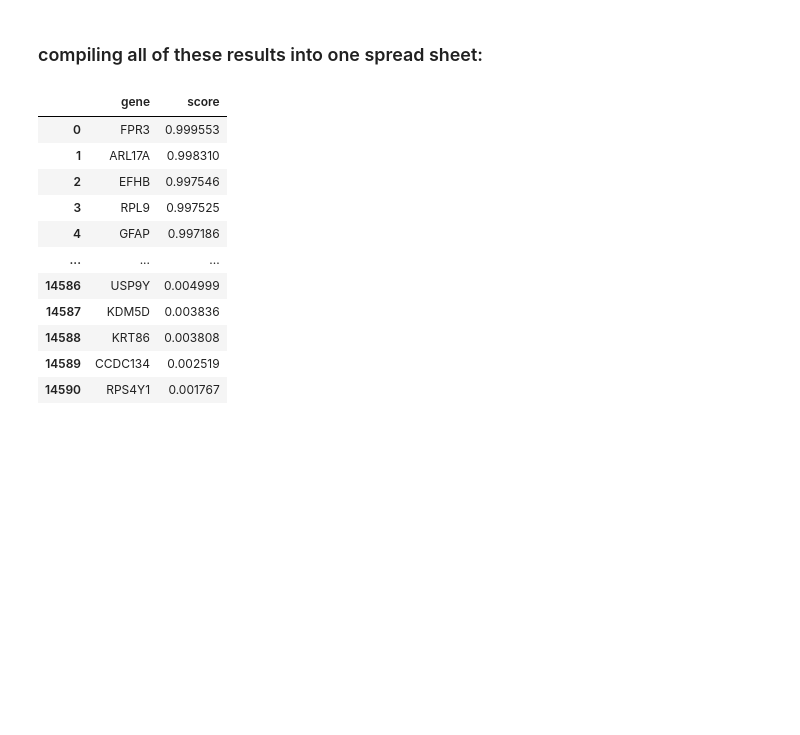
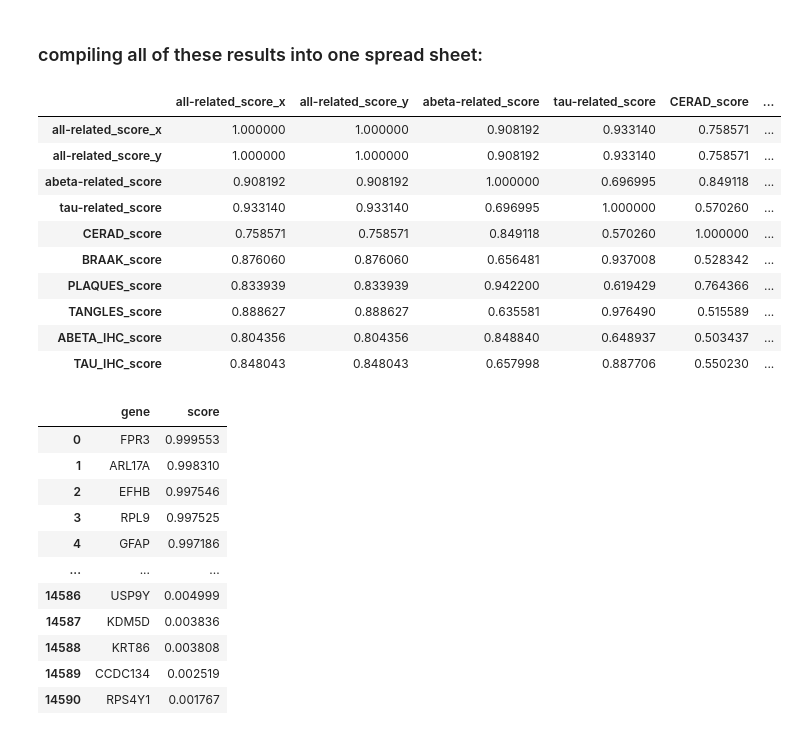
Before and after one commit to suinleelab/MD-AD, a Jupyter notebook: Analyses_Top_Genes/get_top_genes_tables-avgrank-Copy1.ipynb, the cells around one changed output. Cells and saved outputs as stored; diff of their text form; code cells hidden in the pictures; blank space fills up the shorter version.

```diff
--- a/Analyses_Top_Genes/get_top_genes_tables-avgrank-Copy1.ipynb
+++ b/Analyses_Top_Genes/get_top_genes_tables-avgrank-Copy1.ipynb
@@ -152,11 +165,30 @@ for p_group in ["all", "abeta", "tau"]:
 # %%
 current_ranking = pd.read_csv("CONSENSUS_SCORES_191017_%s/all-related.csv"%method, names=["gene", "all-related_score"], skiprows=1)
 # %%
+current_ranking = pd.read_csv("CONSENSUS_SCORES_191017_%s/all-related.csv"%method, names=["gene", "all-related_score"], skiprows=1)
 for group in [x+"-related" for x in ["abeta", "tau"]] + phenotypes:
     new_df = pd.read_csv("CONSENSUS_SCORES_191017_%s/%s.csv"%(method,group), names=["gene", "%s_score"%group], skiprows=1)
     current_ranking = current_ranking.merge(new_df, on="gene", how="left")
 # %%
 current_ranking.to_csv("CONSENSUS_SCORES_191017_%s/ALL_CONSENSUS_SCORES.csv"%method, index=False)
+# %%
+tmp = pd.read_csv("/Users/nbbwang/Downloads/CONSENSUS_SCORES_190909/ALL_CONSENSUS_SCORES.csv")
+# %%
+new = current_ranking.merge(tmp, on="gene")
+# %%
+new.corr()
+# %% [output]
+|  | all-related_score_x | all-related_score_y | abeta-related_score | tau-related_score | CERAD_score | ... |
+| all-related_score_x | 1.000000 | 1.000000 | 0.908192 | 0.933140 | 0.758571 | ... |
+| all-related_score_y | 1.000000 | 1.000000 | 0.908192 | 0.933140 | 0.758571 | ... |
+| abeta-related_score | 0.908192 | 0.908192 | 1.000000 | 0.696995 | 0.849118 | ... |
+| tau-related_score | 0.933140 | 0.933140 | 0.696995 | 1.000000 | 0.570260 | ... |
+| CERAD_score | 0.758571 | 0.758571 | 0.849118 | 0.570260 | 1.000000 | ... |
+| BRAAK_score | 0.876060 | 0.876060 | 0.656481 | 0.937008 | 0.528342 | ... |
+| PLAQUES_score | 0.833939 | 0.833939 | 0.942200 | 0.619429 | 0.764366 | ... |
+| TANGLES_score | 0.888627 | 0.888627 | 0.635581 | 0.976490 | 0.515589 | ... |
+| ABETA_IHC_score | 0.804356 | 0.804356 | 0.848840 | 0.648937 | 0.503437 | ... |
+| TAU_IHC_score | 0.848043 | 0.848043 | 0.657998 | 0.887706 | 0.550230 | ... |
 # %%
 scores_df
 # %% [output]
```
Also changed, not shown: parts of 2 cells of this notebook, 12 other files.
